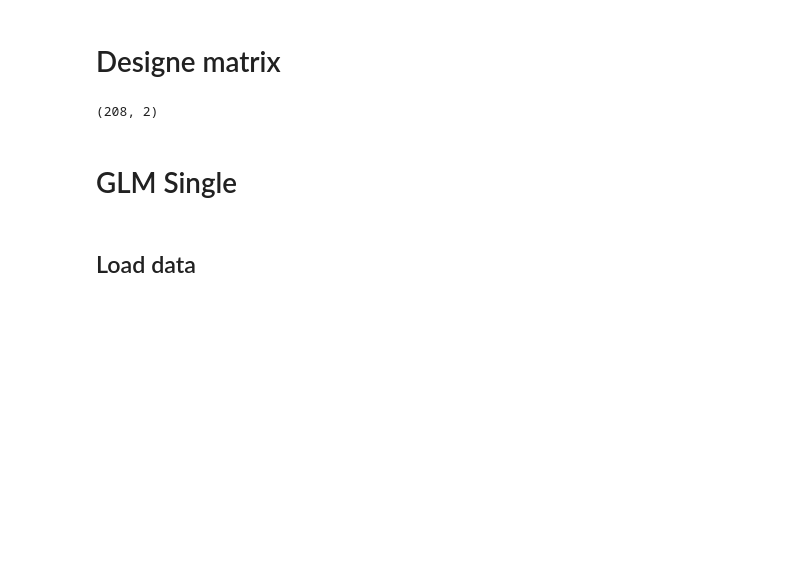
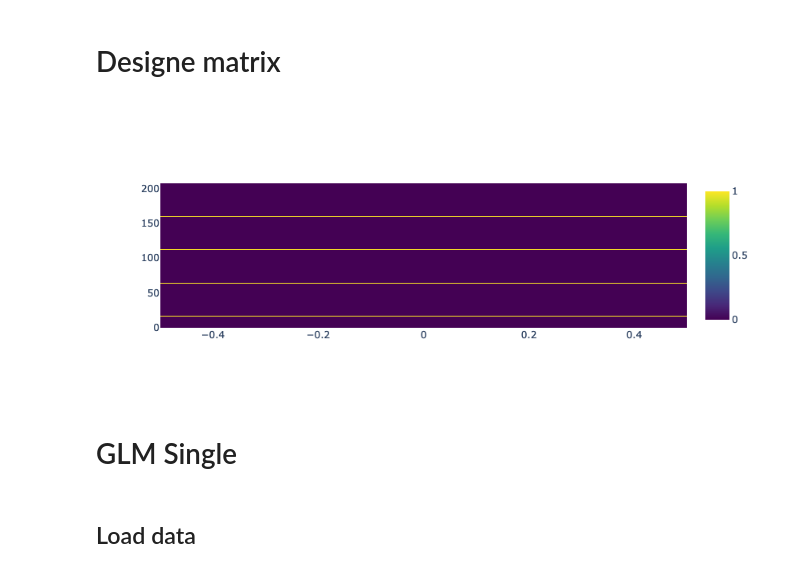
Before and after one commit to mszinte/pRF_analysis, a Jupyter notebook: RetinoMaps/glm/dev/glm_single.ipynb, the cells around one changed output. Saved outputs shown, nothing was run; the diff lists cells and outputs as text; code cells hidden in the pictures; blank space fills up the shorter version.

```diff
--- a/RetinoMaps/glm/dev/glm_single.ipynb
+++ b/RetinoMaps/glm/dev/glm_single.ipynb
@@ -123,6 +125,2 @@ frame_times = np.arange(TRs) * TR
 design_matrix = make_design(events=events, tr=TR, n_times=TRs)
-# %%
-design_matrix.shape
-# %% [output]
-(208, 2)
 # %%
@@ -129,4 +128,11 @@ design_matrix.shape
 design_matrix_reshaped = design_matrix[:,1].reshape(-1,1)
+# %%
+fig = go.Figure(data=go.Heatmap(z=design_matrix_reshaped, colorscale="Viridis"))
+
+# Afficher la heatmap
+fig.show()
+# %% [output]
+[figure, added]
 # %% [markdown]
 # GLM Single
 # %% [markdown]
```
Also changed, not shown: parts of 40 cells of this notebook, 4 other files.
